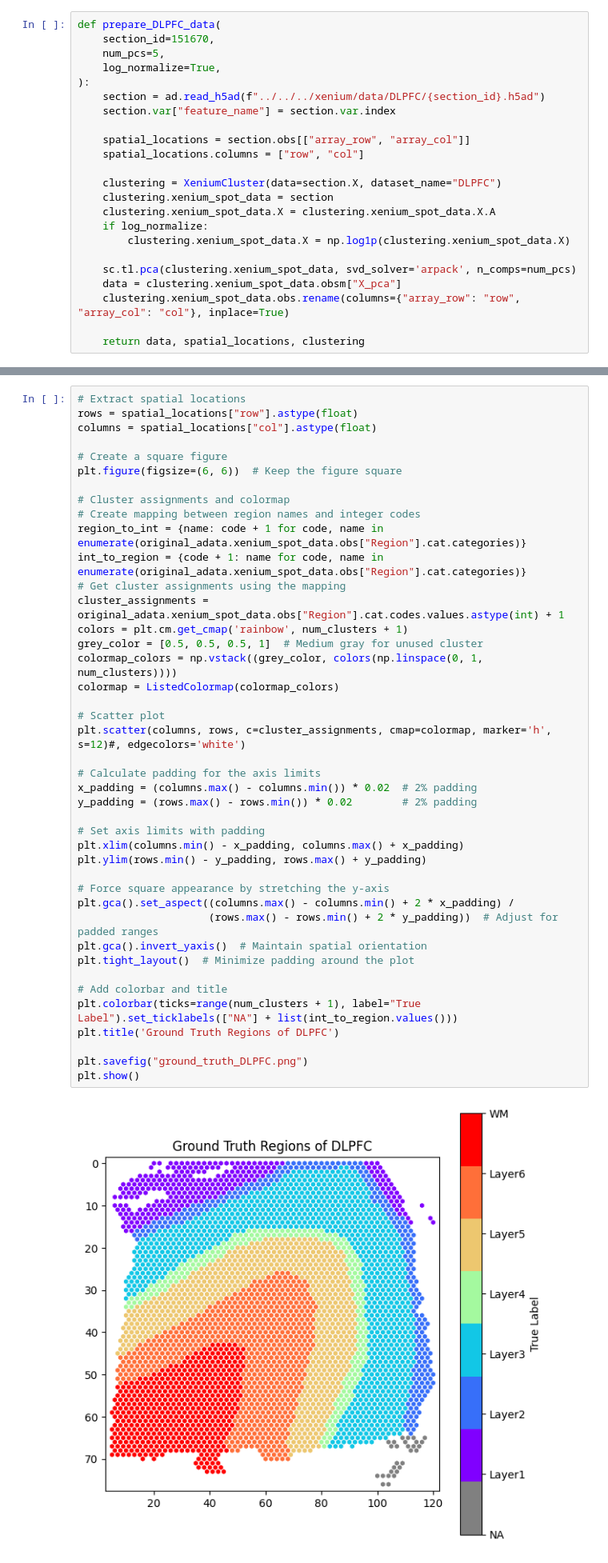
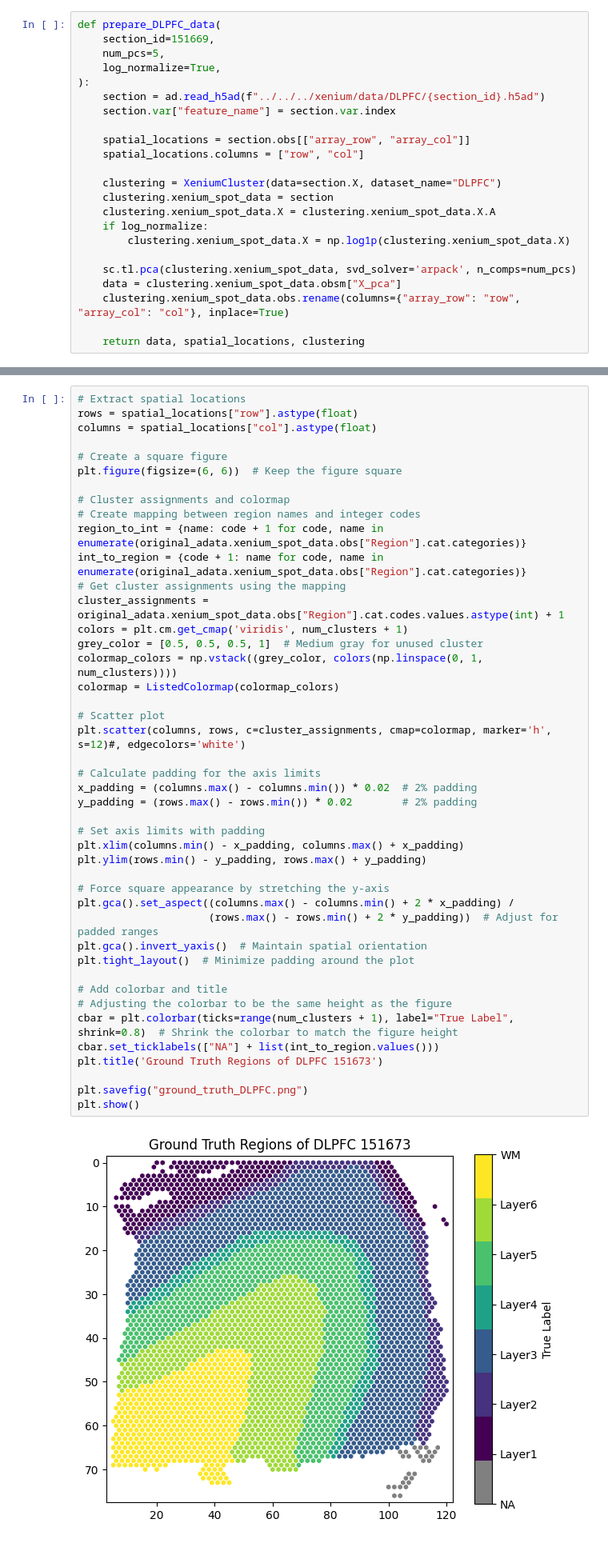
Before and after one commit to prob-ml/xennf, a Jupyter notebook: nf/scratch/dlpfc.ipynb, the cells around one changed output, grey strips where cells are left out. Shown at 80% size. Cells and saved outputs as stored; diff of their text form.

```diff
--- a/nf/scratch/dlpfc.ipynb
+++ b/nf/scratch/dlpfc.ipynb
@@ -17,7 +17,7 @@ sys.path.append(os.path.abspath('..'))
 from xenium_cluster import XeniumCluster
 # %%
 def prepare_DLPFC_data(
-    section_id=151670,
+    section_id=151669,
     num_pcs=5,
     log_normalize=True,
 ):
@@ -101,37 +106,39 @@ plt.figure(figsize=(6, 6))  # Keep the figure square
 region_to_int = {name: code + 1 for code, name in enumerate(original_adata.xenium_spot_data.obs["Region"].cat.categories)}
 int_to_region = {code + 1: name for code, name in enumerate(original_adata.xenium_spot_data.obs["Region"].cat.categories)}
 # Get cluster assignments using the mapping
 cluster_assignments = original_adata.xenium_spot_data.obs["Region"].cat.codes.values.astype(int) + 1
-colors = plt.cm.get_cmap('rainbow', num_clusters + 1)
+colors = plt.cm.get_cmap('viridis', num_clusters + 1)
 grey_color = [0.5, 0.5, 0.5, 1]  # Medium gray for unused cluster
 colormap_colors = np.vstack((grey_color, colors(np.linspace(0, 1, num_clusters))))
 colormap = ListedColormap(colormap_colors)
 
 # Scatter plot
 plt.scatter(columns, rows, c=cluster_assignments, cmap=colormap, marker='h', s=12)#, edgecolors='white')
 
 # Calculate padding for the axis limits
 x_padding = (columns.max() - columns.min()) * 0.02  # 2% padding
 y_padding = (rows.max() - rows.min()) * 0.02        # 2% padding
 
 # Set axis limits with padding
 plt.xlim(columns.min() - x_padding, columns.max() + x_padding)
 plt.ylim(rows.min() - y_padding, rows.max() + y_padding)
 
 # Force square appearance by stretching the y-axis
 plt.gca().set_aspect((columns.max() - columns.min() + 2 * x_padding) /
                      (rows.max() - rows.min() + 2 * y_padding))  # Adjust for padded ranges
 plt.gca().invert_yaxis()  # Maintain spatial orientation
 plt.tight_layout()  # Minimize padding around the plot
 
 # Add colorbar and title
-plt.colorbar(ticks=range(num_clusters + 1), label="True Label").set_ticklabels(["NA"] + list(int_to_region.values()))
-plt.title('Ground Truth Regions of DLPFC')
+# Adjusting the colorbar to be the same height as the figure
+cbar = plt.colorbar(ticks=range(num_clusters + 1), label="True Label", shrink=0.8)  # Shrink the colorbar to match the figure height
+cbar.set_ticklabels(["NA"] + list(int_to_region.values()))
+plt.title('Ground Truth Regions of DLPFC 151673')
 
 plt.savefig("ground_truth_DLPFC.png")
 plt.show()
 # %% [output]
-[figure, old version]
+[figure, new version]
 # %%
 original_adata.xenium_spot_data.obsm["X_pca"].std(axis=0)
 # %% [output]
```
Also changed, not shown: parts of 3 cells of this notebook, 30 other files.
